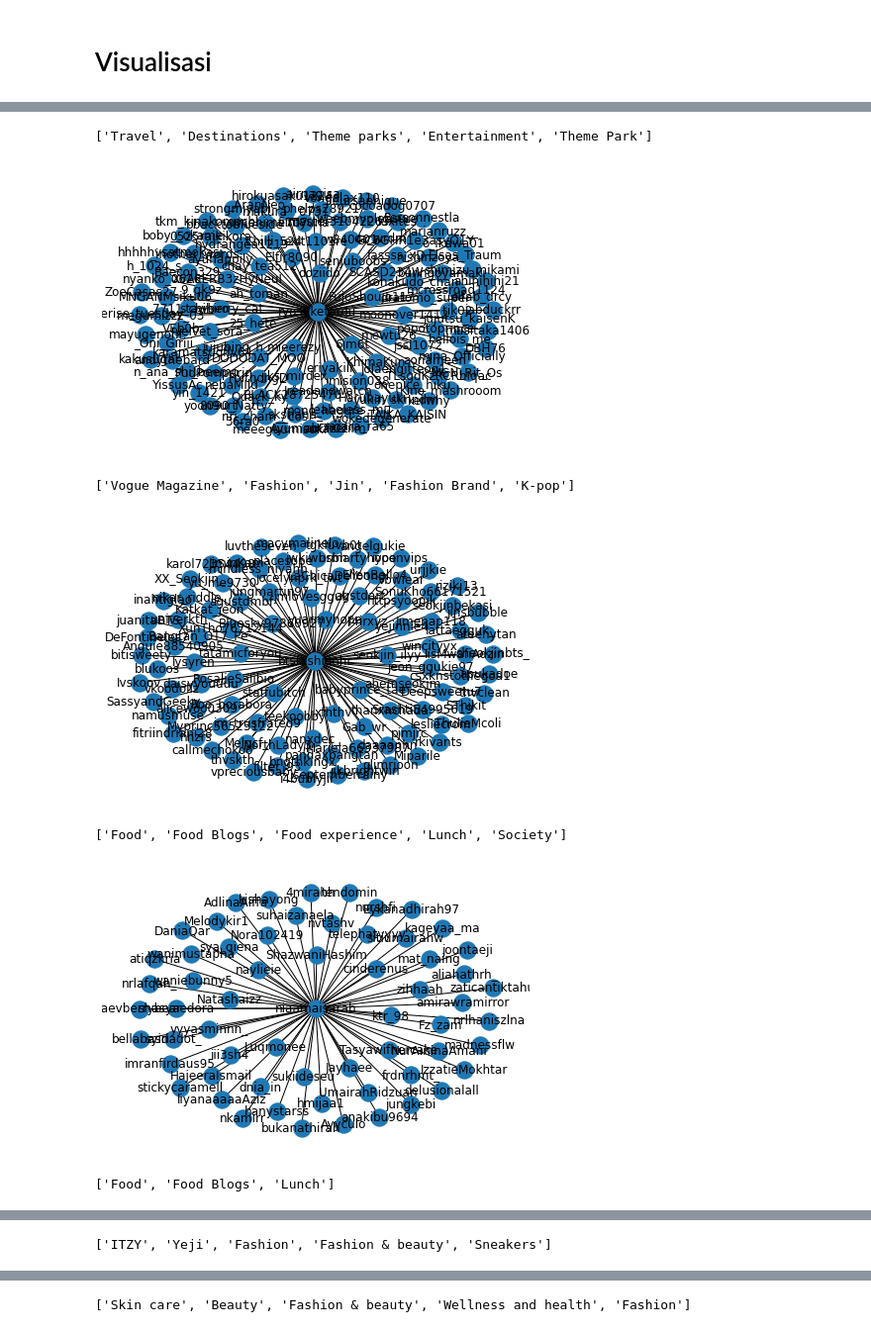
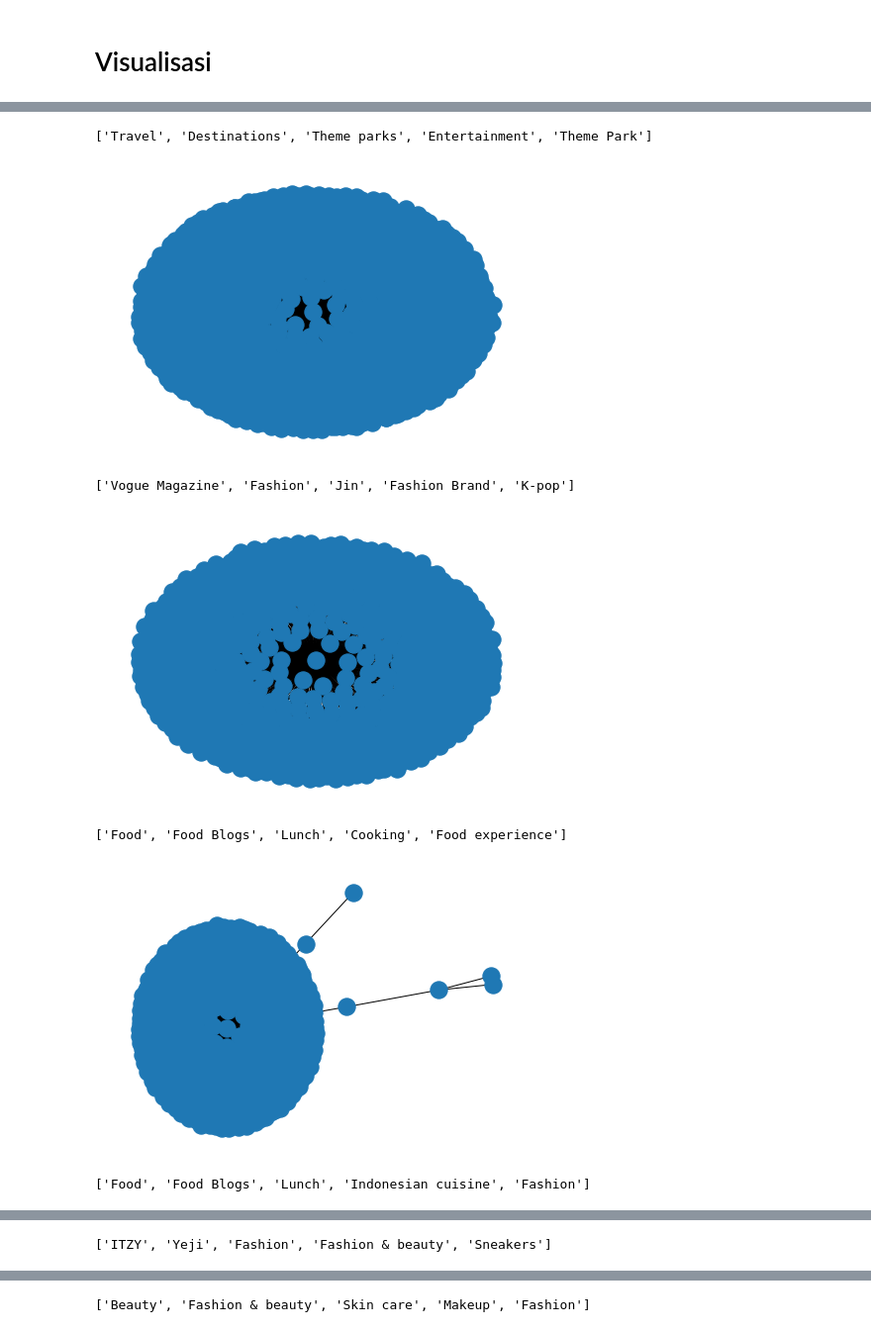
Before and after one commit to BennoAlif/sna, a Jupyter notebook: final-revised.ipynb, the cells around one changed output, grey strips where cells are left out. Shown: that part at 99% size. Saved outputs shown, nothing was run; the diff lists cells and outputs as text; code cells hidden in the pictures.

```diff
--- a/final-revised.ipynb
+++ b/final-revised.ipynb
@@ -245,15 +254,15 @@ def get_context(subgraph):
 # %%
 for i in range(10):
   # plt.figure(figsize=(10,10))
   subgraph = G.subgraph(communities[i])
   print(get_context(subgraph))
-  nx.draw(subgraph, with_labels=True)
+  nx.draw(subgraph, with_labels=False)
   plt.show()
 # %% [output]
 ['Travel', 'Destinations', 'Theme parks', 'Entertainment', 'Theme Park']
-[figure, old version]
+[figure, new version]
 ['Vogue Magazine', 'Fashion', 'Jin', 'Fashion Brand', 'K-pop']
-[figure, old version]
+[figure, new version]
-['Food', 'Food Blogs', 'Food experience', 'Lunch', 'Society']
+['Food', 'Food Blogs', 'Lunch', 'Cooking', 'Food experience']
-[figure, old version]
+[figure, new version]
-['Food', 'Food Blogs', 'Lunch']
+['Food', 'Food Blogs', 'Lunch', 'Indonesian cuisine', 'Fashion']
@@ -263 +272 @@ for i in range(10):
-['Skin care', 'Beauty', 'Fashion & beauty', 'Wellness and health', 'Fashion']
+['Beauty', 'Fashion & beauty', 'Skin care', 'Makeup', 'Fashion']
```
Also changed, not shown: parts of 12 cells of this notebook.
